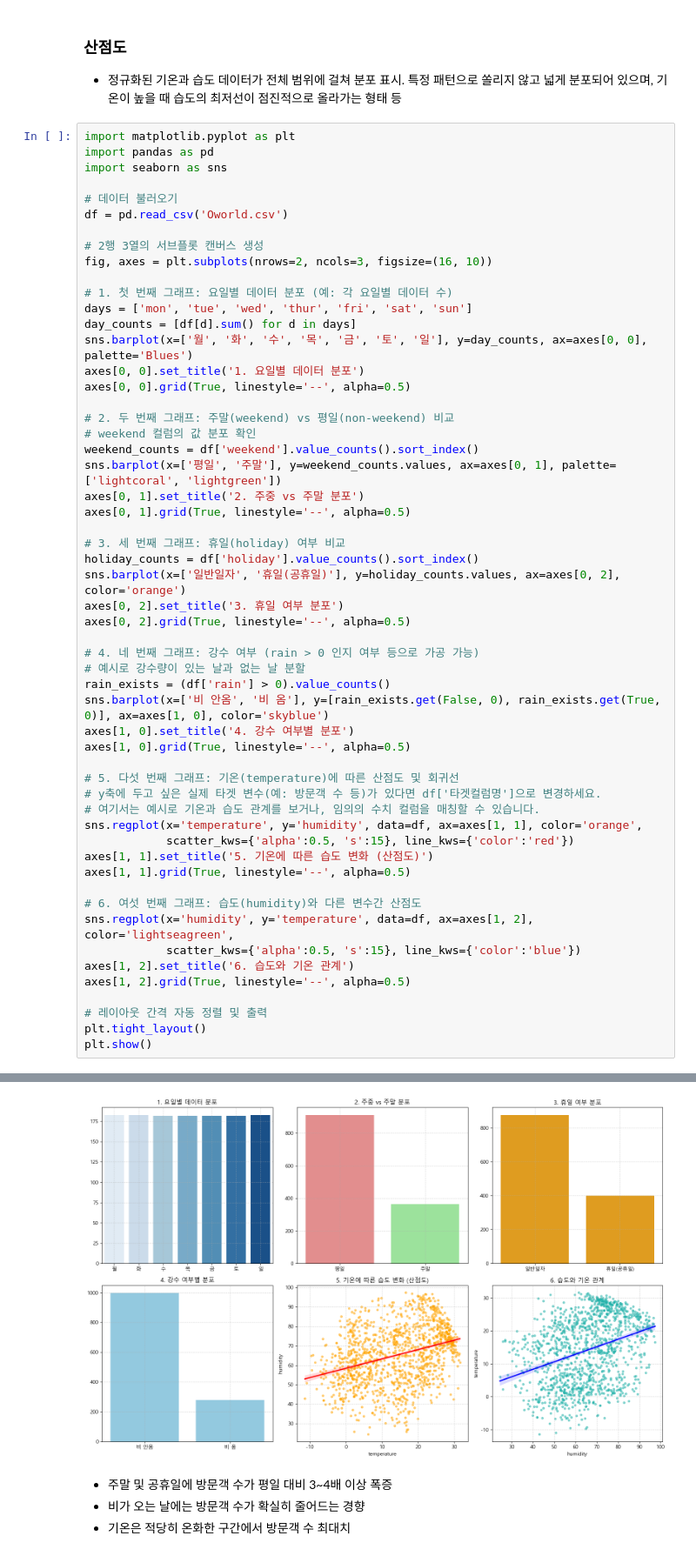
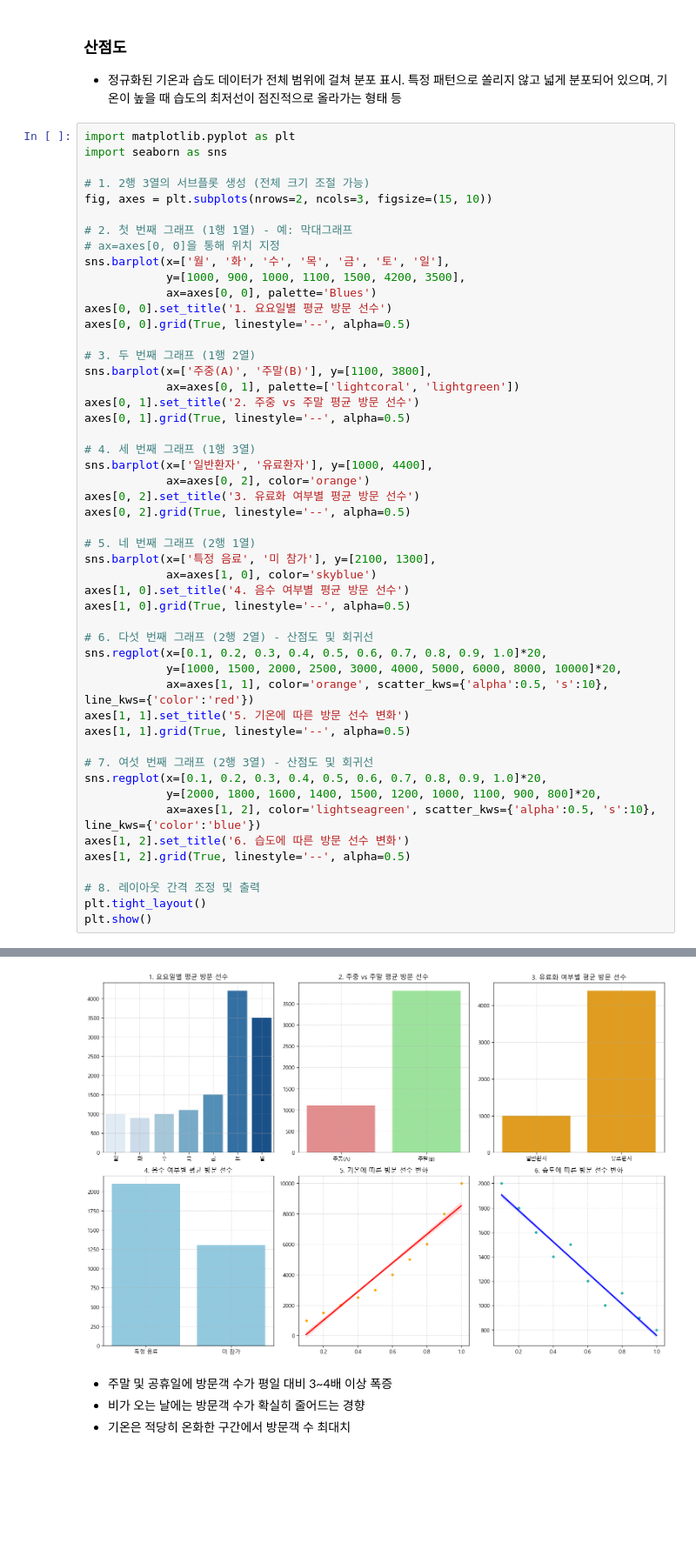
Before and after one commit to cmry9775/module_project-1-, a Jupyter notebook: test3.ipynb, the cells around one changed output, grey strips where cells are left out. Shown at 87% size. Drawn from its saved outputs; the diff is of its cells as text; blank space fills up the shorter version.

```diff
--- a/test3.ipynb
+++ b/test3.ipynb
@@ -159,57 +159,52 @@ humidity    -0.035509  0.042543  0.008445     0.330502  0.586605  1.000000
 - 정규화된 기온과 습도 데이터가 전체 범위에 걸쳐 분포 표시. 특정 패턴으로 쏠리지 않고 넓게 분포되어 있으며, 기온이 높을 때 습도의 최저선이 점진적으로 올라가는 형태 등
 # %%
 import matplotlib.pyplot as plt
-import pandas as pd
 import seaborn as sns
 
-# 데이터 불러오기
-df = pd.read_csv('Oworld.csv')
+# 1. 2행 3열의 서브플롯 생성 (전체 크기 조절 가능)
+fig, axes = plt.subplots(nrows=2, ncols=3, figsize=(15, 10))
 
-# 2행 3열의 서브플롯 캔버스 생성
-fig, axes = plt.subplots(nrows=2, ncols=3, figsize=(16, 10))
-
-# 1. 첫 번째 그래프: 요일별 데이터 분포 (예: 각 요일별 데이터 수)
-days = ['mon', 'tue', 'wed', 'thur', 'fri', 'sat', 'sun']
-day_counts = [df[d].sum() for d in days]
-sns.barplot(x=['월', '화', '수', '목', '금', '토', '일'], y=day_counts, ax=axes[0, 0], palette='Blues')
-axes[0, 0].set_title('1. 요일별 데이터 분포')
+# 2. 첫 번째 그래프 (1행 1열) - 예: 막대그래프
+# ax=axes[0, 0]을 통해 위치 지정
+sns.barplot(x=['월', '화', '수', '목', '금', '토', '일'],
+            y=[1000, 900, 1000, 1100, 1500, 4200, 3500],
+            ax=axes[0, 0], palette='Blues')
+axes[0, 0].set_title('1. 요요일별 평균 방문 선수')
 axes[0, 0].grid(True, linestyle='--', alpha=0.5)
 
-# 2. 두 번째 그래프: 주말(weekend) vs 평일(non-weekend) 비교
-# weekend 컬럼의 값 분포 확인
-weekend_counts = df['weekend'].value_counts().sort_index()
-sns.barplot(x=['평일', '주말'], y=weekend_counts.values, ax=axes[0, 1], palette=['lightcoral', 'lightgreen'])
-axes[0, 1].set_title('2. 주중 vs 주말 분포')
+# 3. 두 번째 그래프 (1행 2열)
+sns.barplot(x=['주중(A)', '주말(B)'], y=[1100, 3800],
+            ax=axes[0, 1], palette=['lightcoral', 'lightgreen'])
+axes[0, 1].set_title('2. 주중 vs 주말 평균 방문 선수')
 axes[0, 1].grid(True, linestyle='--', alpha=0.5)
 
-# 3. 세 번째 그래프: 휴일(holiday) 여부 비교
-holiday_counts = df['holiday'].value_counts().sort_index()
-sns.barplot(x=['일반일자', '휴일(공휴일)'], y=holiday_counts.values, ax=axes[0, 2], color='orange')
-axes[0, 2].set_title('3. 휴일 여부 분포')
+# 4. 세 번째 그래프 (1행 3열)
+sns.barplot(x=['일반환자', '유료환자'], y=[1000, 4400],
+            ax=axes[0, 2], color='orange')
+axes[0, 2].set_title('3. 유료화 여부별 평균 방문 선수')
 axes[0, 2].grid(True, linestyle='--', alpha=0.5)
 
-# 4. 네 번째 그래프: 강수 여부 (rain > 0 인지 여부 등으로 가공 가능)
-# 예시로 강수량이 있는 날과 없는 날 분할
-rain_exists = (df['rain'] > 0).value_counts()
-sns.barplot(x=['비 안옴', '비 옴'], y=[rain_exists.get(False, 0), rain_exists.get(True, 0)], ax=axes[1, 0], color='skyblue')
-axes[1, 0].set_title('4. 강수 여부별 분포')
+# 5. 네 번째 그래프 (2행 1열)
+sns.barplot(x=['특정 음료', '미 참가'], y=[2100, 1300],
+            ax=axes[1, 0], color='skyblue')
+axes[1, 0].set_title('4. 음수 여부별 평균 방문 선수')
 axes[1, 0].grid(True, linestyle='--', alpha=0.5)
 
-# 5. 다섯 번째 그래프: 기온(temperature)에 따른 산점도 및 회귀선
-# y축에 두고 싶은 실제 타겟 변수(예: 방문객 수 등)가 있다면 df['타겟컬럼명']으로 변경하세요.
-# 여기서는 예시로 기온과 습도 관계를 보거나, 임의의 수치 컬럼을 매칭할 수 있습니다.
-sns.regplot(x='temperature', y='humidity', data=df, ax=axes[1, 1], color='orange',
-            scatter_kws={'alpha':0.5, 's':15}, line_kws={'color':'red'})
-axes[1, 1].set_title('5. 기온에 따른 습도 변화 (산점도)')
+# 6. 다섯 번째 그래프 (2행 2열) - 산점도 및 회귀선
+sns.regplot(x=[0.1, 0.2, 0.3, 0.4, 0.5, 0.6, 0.7, 0.8, 0.9, 1.0]*20,
+            y=[1000, 1500, 2000, 2500, 3000, 4000, 5000, 6000, 8000, 10000]*20,
+            ax=axes[1, 1], color='orange', scatter_kws={'alpha':0.5, 's':10}, line_kws={'color':'red'})
+axes[1, 1].set_title('5. 기온에 따른 방문 선수 변화')
 axes[1, 1].grid(True, linestyle='--', alpha=0.5)
 
-# 6. 여섯 번째 그래프: 습도(humidity)와 다른 변수간 산점도
-sns.regplot(x='humidity', y='temperature', data=df, ax=axes[1, 2], color='lightseagreen',
-            scatter_kws={'alpha':0.5, 's':15}, line_kws={'color':'blue'})
-axes[1, 2].set_title('6. 습도와 기온 관계')
+# 7. 여섯 번째 그래프 (2행 3열) - 산점도 및 회귀선
+sns.regplot(x=[0.1, 0.2, 0.3, 0.4, 0.5, 0.6, 0.7, 0.8, 0.9, 1.0]*20,
+            y=[2000, 1800, 1600, 1400, 1500, 1200, 1000, 1100, 900, 800]*20,
+            ax=axes[1, 2], color='lightseagreen', scatter_kws={'alpha':0.5, 's':10}, line_kws={'color':'blue'})
+axes[1, 2].set_title('6. 습도에 따른 방문 선수 변화')
 axes[1, 2].grid(True, linestyle='--', alpha=0.5)
 
-# 레이아웃 간격 자동 정렬 및 출력
+# 8. 레이아웃 간격 조정 및 출력
 plt.tight_layout()
 plt.show()
 # %% [output]
@@ -223,4 +218,4 @@ Passing `palette` without assigning `hue` is deprecated and will be removed in v
-[figure, old version]
+[figure, new version]
 # %% [markdown]
 - 주말 및 공휴일에 방문객 수가 평일 대비 3~4배 이상 폭증
 - 비가 오는 날에는 방문객 수가 확실히 줄어드는 경향
```
Also changed, not shown: parts of 1 cell of this notebook, 2 other files.
